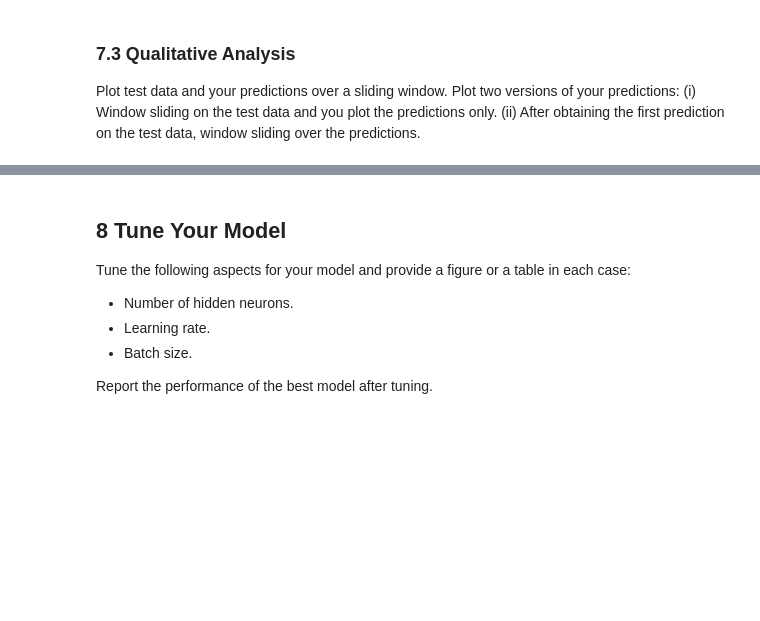
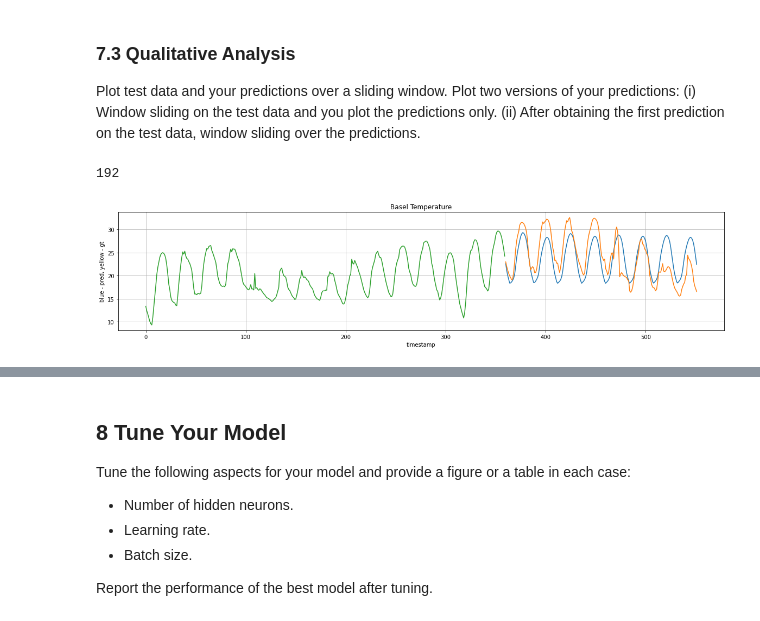
Before and after one commit to berkantbayraktar/Temperature-Prediction-w-LSTM, a Jupyter notebook: CENG501_Spring2021_PA3_Task_temperature_prediction_with_LSTM.ipynb, the cells around one changed output, grey strips where cells are left out. Saved outputs shown, nothing was run; the diff lists cells and outputs as text; code cells hidden in the pictures; blank space fills up the shorter version.

Commit message:
add test for predictions

```diff
--- a/CENG501_Spring2021_PA3_Task_temperature_prediction_with_LSTM.ipynb
+++ b/CENG501_Spring2021_PA3_Task_temperature_prediction_with_LSTM.ipynb
@@ -275,0 +247,33 @@ pass
+# %%
+future = len(y_test)
+window_size = 6
+# Add the last window of training values to the list of predictions
+preds = train_norm[-window_size:].tolist()
+
+# Set the model to evaluation mode
+model.eval()
+
+for i in range(future):
+    seq = torch.FloatTensor(preds[-window_size:])
+    with torch.no_grad():
+        model.hidden = (torch.zeros(1,1,model.hidden_dim),
+                        torch.zeros(1,1,model.hidden_dim))
+        preds.append(model(seq).item())
+# %%
+true_predictions = scaler.inverse_transform(np.array(preds[window_size:]).reshape(-1, 1))
+len(true_predictions)
+# %% [output]
+192
+# %%
+plt.figure(figsize=(20,4))
+plt.title('Basel Temperature')
+plt.ylabel('blue - pred, yellow - gt')
+plt.xlabel('timestamp')
+plt.grid(True)
+plt.autoscale(axis='x')
+plt.plot(range(360,360 + 192), true_predictions)
+plt.plot(range(360,360 + 192), y_test[:future].reshape(-1,1))
+plt.plot(range(0,360),train_df['temperature'])
+plt.show()
+# %% [output]
+[figure, added]
```
Also changed, not shown: parts of 23 cells of this notebook.
